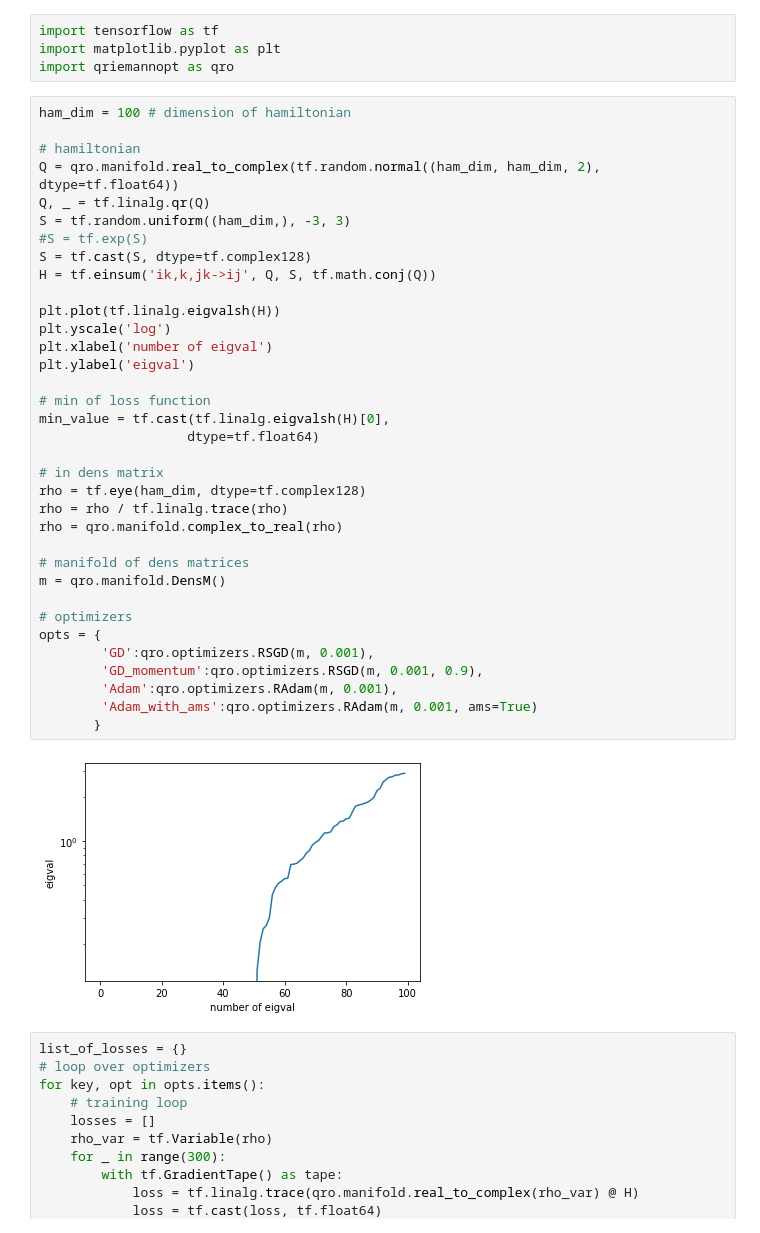
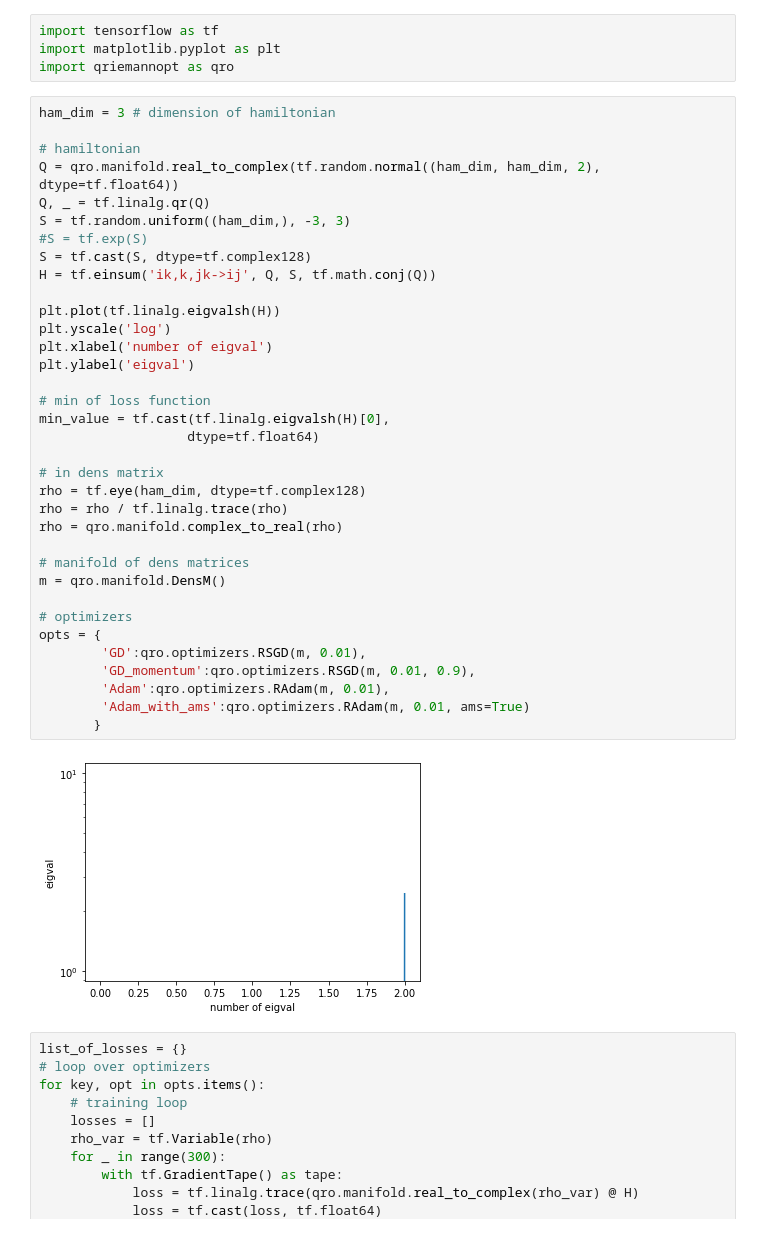
Before and after one commit to LuchnikovI/QGOpt, a Jupyter notebook: Densm_test_1_linear_optimization.ipynb, the cells around one changed output. Cells and saved outputs as stored; diff of their text form.

```diff
--- a/Densm_test_1_linear_optimization.ipynb
+++ b/Densm_test_1_linear_optimization.ipynb
@@ -3,42 +3,42 @@ import tensorflow as tf
 import matplotlib.pyplot as plt
 import qriemannopt as qro
 # %%
-ham_dim = 100 # dimension of hamiltonian
+ham_dim = 3 # dimension of hamiltonian
 
 # hamiltonian
 Q = qro.manifold.real_to_complex(tf.random.normal((ham_dim, ham_dim, 2), dtype=tf.float64))
 Q, _ = tf.linalg.qr(Q)
 S = tf.random.uniform((ham_dim,), -3, 3)
 #S = tf.exp(S)
 S = tf.cast(S, dtype=tf.complex128)
 H = tf.einsum('ik,k,jk->ij', Q, S, tf.math.conj(Q))
 
 plt.plot(tf.linalg.eigvalsh(H))
 plt.yscale('log')
 plt.xlabel('number of eigval')
 plt.ylabel('eigval')
 
 # min of loss function
 min_value = tf.cast(tf.linalg.eigvalsh(H)[0],
                    dtype=tf.float64)
 
 # in dens matrix
 rho = tf.eye(ham_dim, dtype=tf.complex128)
 rho = rho / tf.linalg.trace(rho)
 rho = qro.manifold.complex_to_real(rho)
 
 # manifold of dens matrices
 m = qro.manifold.DensM()
 
 # optimizers
 opts = {
-        'GD':qro.optimizers.RSGD(m, 0.001),
-        'GD_momentum':qro.optimizers.RSGD(m, 0.001, 0.9),
-        'Adam':qro.optimizers.RAdam(m, 0.001),
-        'Adam_with_ams':qro.optimizers.RAdam(m, 0.001, ams=True)
+        'GD':qro.optimizers.RSGD(m, 0.01),
+        'GD_momentum':qro.optimizers.RSGD(m, 0.01, 0.9),
+        'Adam':qro.optimizers.RAdam(m, 0.01),
+        'Adam_with_ams':qro.optimizers.RAdam(m, 0.01, ams=True)
        }
 # %% [output]
-[figure, old version]
+[figure, new version]
 # %%
 list_of_losses = {}
 # loop over optimizers
```
Also changed, not shown: parts of 3 cells of this notebook, 1 other file.
